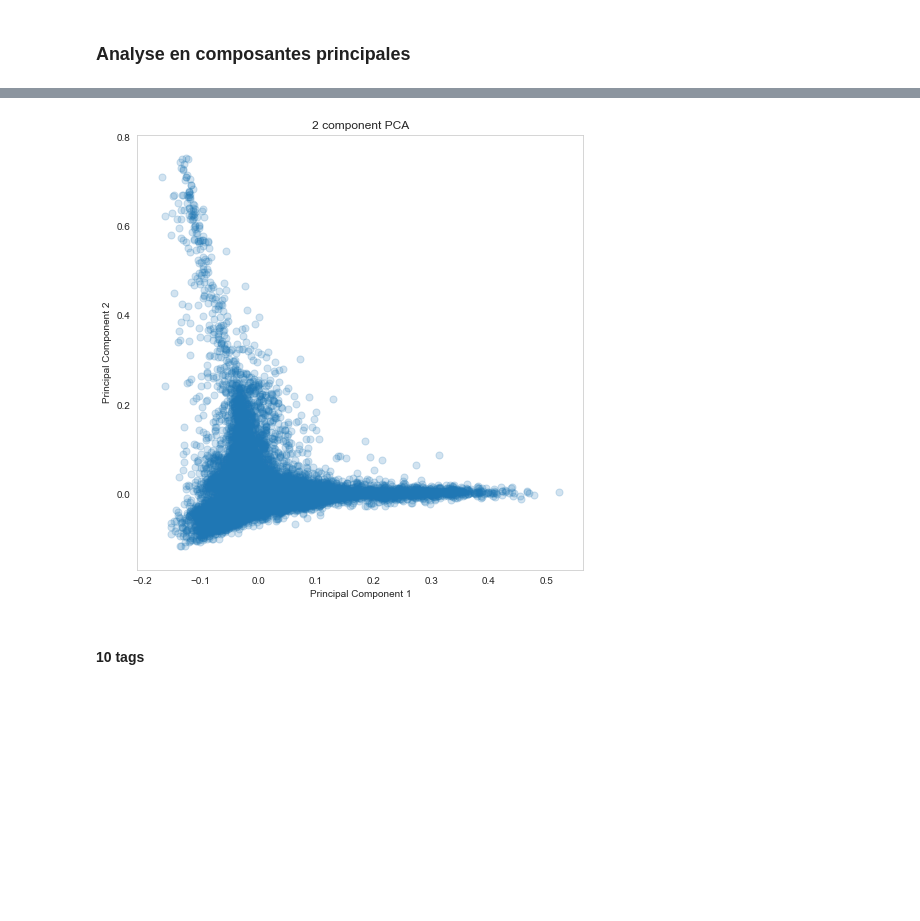
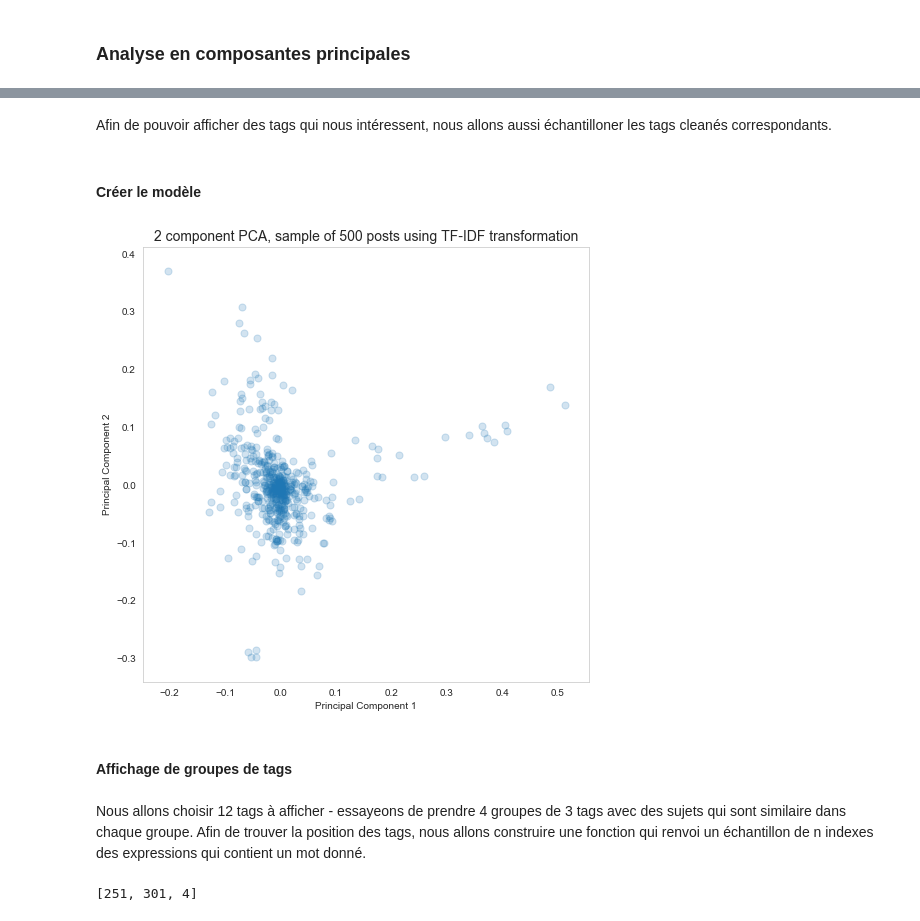
Before and after one commit to Lenka-St/Projet5, a Jupyter notebook: Notebook1_Analyse_exploratoire.ipynb, the cells around one changed output, grey strips where cells are left out. Drawn from its saved outputs; the diff is of its cells as text; code cells hidden in the pictures; blank space fills up the shorter version.

```diff
--- a/Notebook1_Analyse_exploratoire.ipynb
+++ b/Notebook1_Analyse_exploratoire.ipynb
@@ -134,7 +133,7 @@ target = data_load['tags']
 # %%
 data=data_load.drop(['tags'], axis=1)
 # %%
-X_train, X_test, y_train, y_test = model_selection.train_test_split(data, target, test_size=0.3, random_state=1)
+X_train, X_test, y_train, y_test = model_selection.train_test_split(data, target, test_size=0.5, random_state=1)
 # %%
 print ("Le jeu de données X_train contient", X_train.shape[0], "observations et", X_train.shape[1], "features.")
 print ("Le vecteur y_train contient", y_train.shape[0], "observations.")
@@ -398,4 +401,5 @@ Nous allons créer des bigrams, car les tags sont souvent composés par deux mot
 ### Tester les fonctions sur un exemple de post
 # %%
 #Take the first element of the cleaned body text
-body = X_train['body_clean'][0]
+body = X_train['body_clean'][1]
+body
@@ -1442,0 +1490,4 @@ Nous allons effectuer une analyse en composante principales afin de visualiser l
+# %%
+X_train_tfidf_sample = X_train_tfidf[:500]
+# %% [markdown]
+Afin de pouvoir afficher des tags qui nous intéressent, nous allons aussi échantilloner les tags cleanés correspondants.
@@ -1443,20 +1496,24 @@ Nous allons effectuer une analyse en composante principales afin de visualiser l
+# %% [markdown]
+#### Créer le modèle
 # %%
 pca = PCA(n_components=2)
-principalComponents = pca.fit_transform(X_train_tfidf)
+principalComponents = pca.fit_transform(X_train_tfidf_sample)
 principalDf = pd.DataFrame(data=principalComponents, columns=[
                            'principal component 1', 'principal component 2'])
 # %%
-# Scatterplot of all feature's words
+# Scatterplot of all sample posts
 fig = plt.figure(figsize=(8, 8))
 ax = fig.add_subplot(1, 1, 1)
 ax.set_xlabel('Principal Component 1', fontsize=10)
 ax.set_ylabel('Principal Component 2', fontsize=10)
-ax.set_title('2 component PCA', fontsize=12)
+ax.set_title('2 component PCA, sample of 500 posts using TF-IDF transformation', fontsize=14)
 
 ax.scatter(principalDf['principal component 1'],
            principalDf['principal component 2'], s=50, alpha=0.2)
 ax.grid()
 # %% [output]
-[figure, old version]
+[figure, new version]
-# %% [markdown]
-#### 10 tags
+# %% [markdown]
+####  Affichage de groupes de tags
+# %% [markdown]
+Nous allons choisir 12 tags à afficher - essayeons de prendre 4 groupes de 3 tags avec des sujets qui sont similaire dans chaque groupe. Afin de trouver la position des tags, nous allons construire une fonction qui renvoi un échantillon de n indexes des expressions qui contient un mot donné.
@@ -1462,0 +1548,6 @@ ax.grid()
+# %%
+# Create the first list of positions containing the word "javascript"
+liste_javascript = choose_expression(y_train_clean_sample, 'javascript')
+liste_javascript
+# %% [output]
+[251, 301, 4]
```
Also changed, not shown: parts of 70 cells of this notebook, 1 other file.
